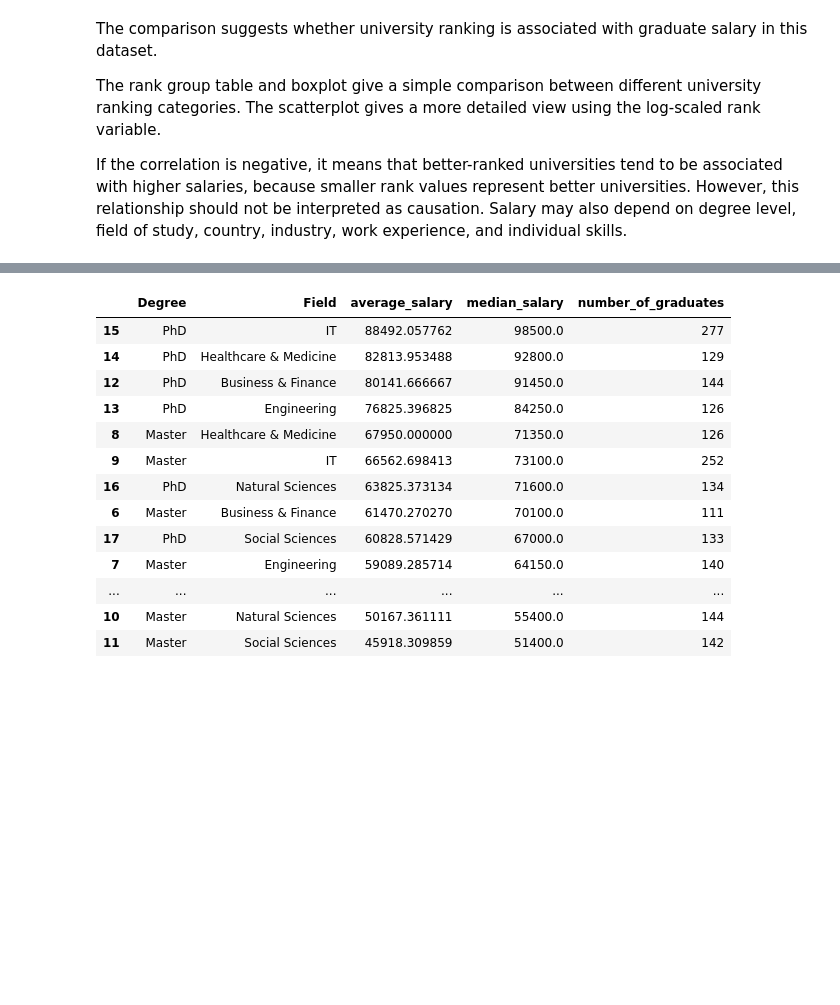
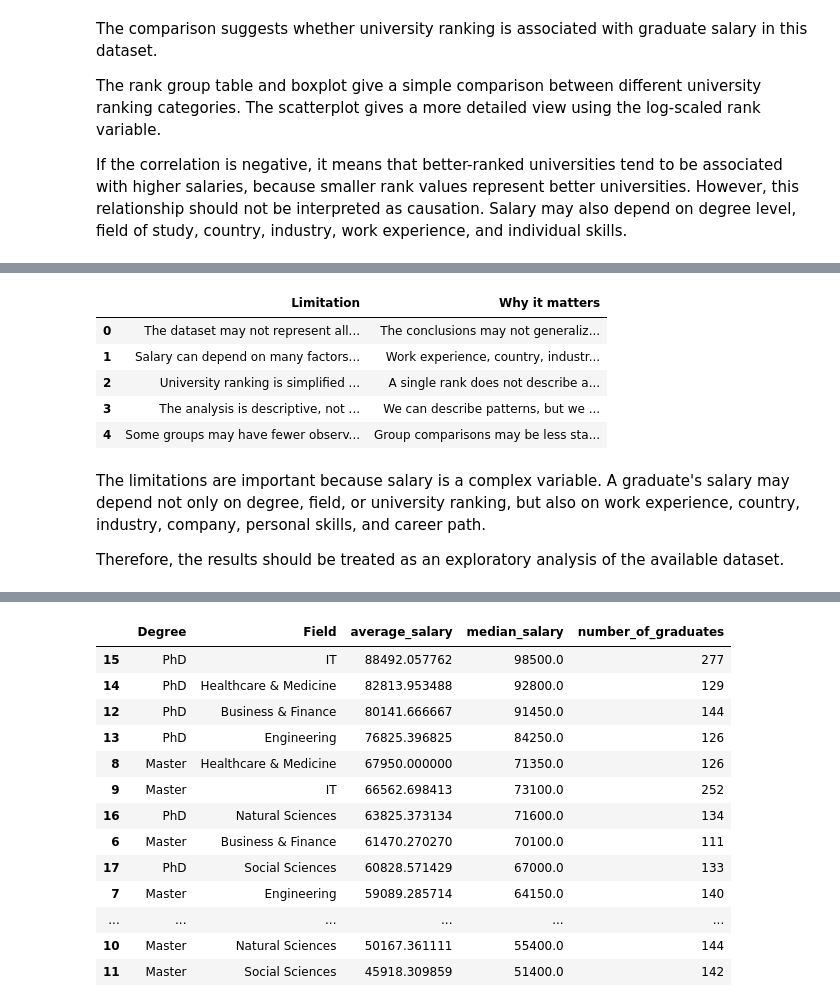
Before and after one commit to maxtheshock/PythonDS-Project, a Jupyter notebook: PythonNotebook.ipynb, the cells around one changed output, grey strips where cells are left out. Cells and saved outputs as stored; diff of their text form; code cells hidden in the pictures; blank space fills up the shorter version.

```diff
--- a/PythonNotebook.ipynb
+++ b/PythonNotebook.ipynb
@@ -1327,0 +1375,30 @@ If the correlation is negative, it means that better-ranked universities tend to
+# %%
+project_limitations = pd.DataFrame({
+    "Limitation": [
+        "The dataset may not represent all graduates.",
+        "Salary can depend on many factors not included in the dataset.",
+        "University ranking is simplified into one numerical value.",
+        "The analysis is descriptive, not causal.",
+        "Some groups may have fewer observations than others."
+    ],
+    "Why it matters": [
+        "The conclusions may not generalize to all universities and all alumni.",
+        "Work experience, country, industry, company, and individual skills may strongly affect salary.",
+        "A single rank does not describe all qualities of a university.",
+        "We can describe patterns, but we cannot prove that one variable causes salary differences.",
+        "Group comparisons may be less stable when a category has fewer observations."
+    ]
+})
+
+project_limitations
+# %% [output]
+|  | Limitation | Why it matters |
+| 0 | The dataset may not represent all... | The conclusions may not generaliz... |
+| 1 | Salary can depend on many factors... | Work experience, country, industr... |
+| 2 | University ranking is simplified ... | A single rank does not describe a... |
+| 3 | The analysis is descriptive, not ... | We can describe patterns, but we ... |
+| 4 | Some groups may have fewer observ... | Group comparisons may be less sta... |
+# %% [markdown]
+The limitations are important because salary is a complex variable. A graduate's salary may depend not only on degree, field, or university ranking, but also on work experience, country, industry, company, personal skills, and career path.
+
+Therefore, the results should be treated as an exploratory analysis of the available dataset.
```
Also changed, not shown: parts of 11 cells of this notebook.
